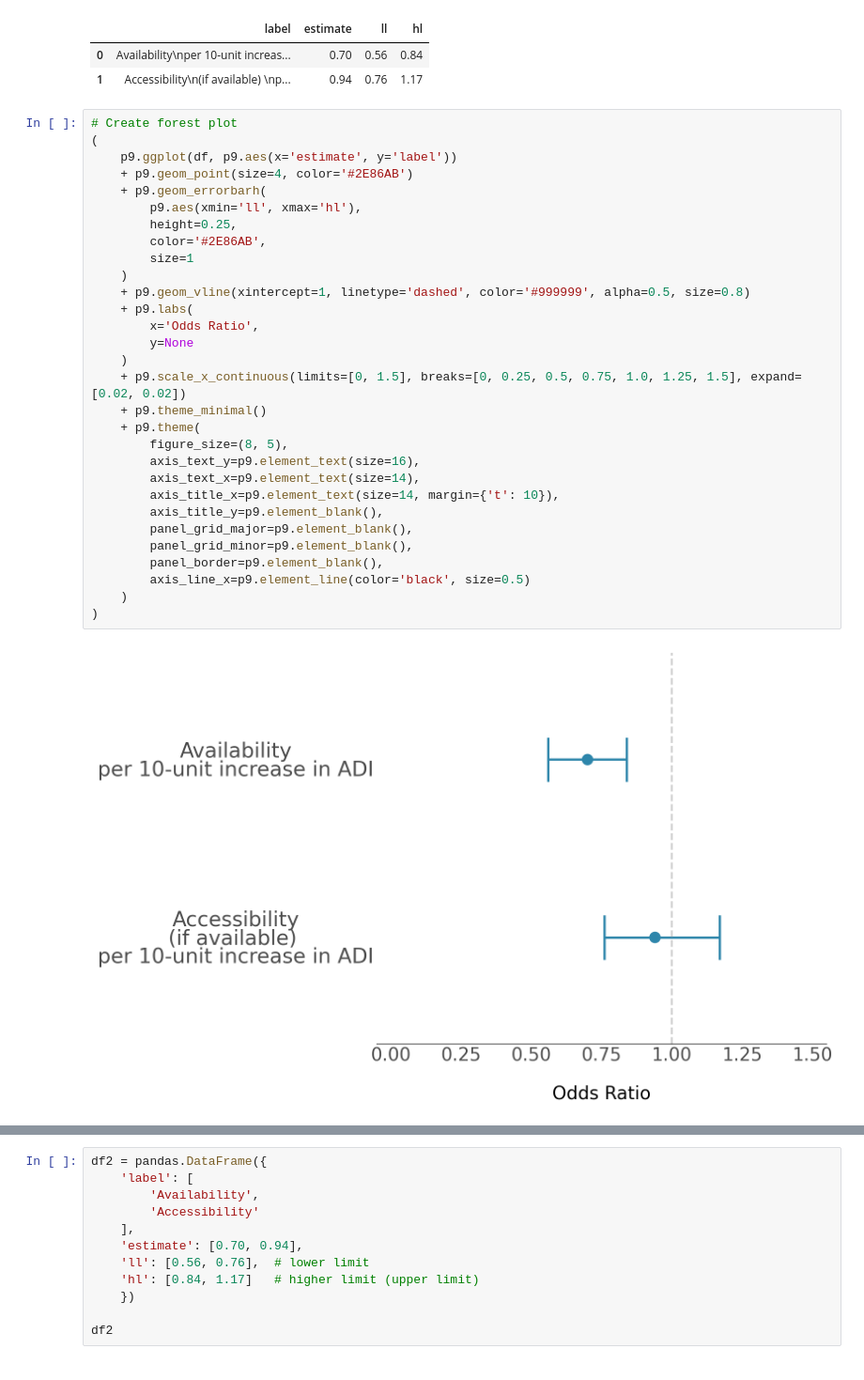
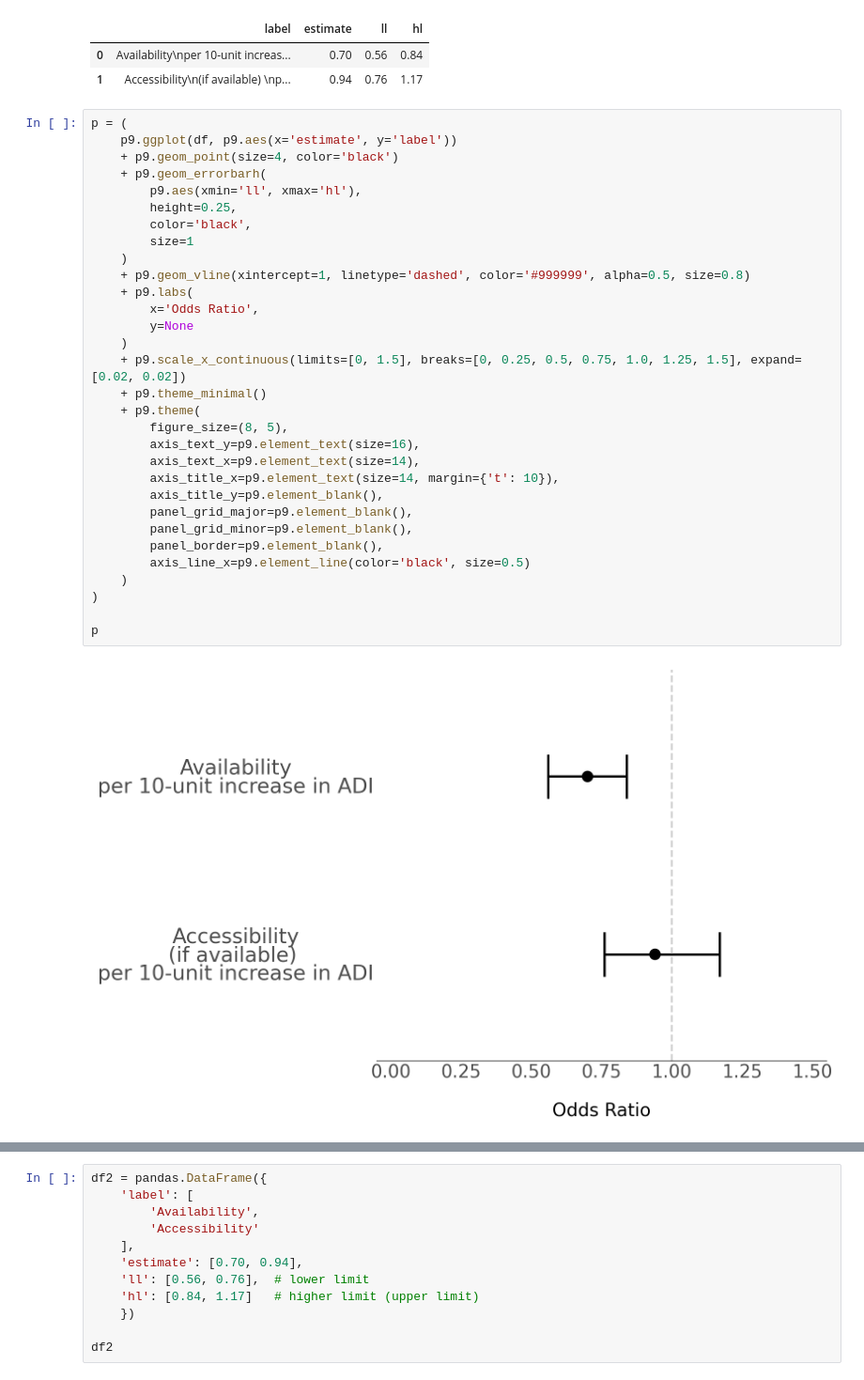
Before and after one commit to rbouch85/temp1, a Jupyter notebook: forestplot.ipynb, the cells around one changed output, grey strips where cells are left out. Shown at 94% size. Drawn from its saved outputs; the diff is of its cells as text.

```diff
--- a/forestplot.ipynb
+++ b/forestplot.ipynb
@@ -23,34 +20,35 @@ df
 | 0 | Availability\nper 10-unit increas... | 0.70 | 0.56 | 0.84 |
 | 1 | Accessibility\n(if available) \np... | 0.94 | 0.76 | 1.17 |
 # %%
-# Create forest plot
-(
+p = (
     p9.ggplot(df, p9.aes(x='estimate', y='label'))
-    + p9.geom_point(size=4, color='#2E86AB')
+    + p9.geom_point(size=4, color='black')
     + p9.geom_errorbarh(
         p9.aes(xmin='ll', xmax='hl'),
         height=0.25,
-        color='#2E86AB',
+        color='black',
         size=1
     )
     + p9.geom_vline(xintercept=1, linetype='dashed', color='#999999', alpha=0.5, size=0.8)
     + p9.labs(
         x='Odds Ratio',
         y=None
     )
     + p9.scale_x_continuous(limits=[0, 1.5], breaks=[0, 0.25, 0.5, 0.75, 1.0, 1.25, 1.5], expand=[0.02, 0.02])
     + p9.theme_minimal()
     + p9.theme(
         figure_size=(8, 5),
         axis_text_y=p9.element_text(size=16),
         axis_text_x=p9.element_text(size=14),
         axis_title_x=p9.element_text(size=14, margin={'t': 10}),
         axis_title_y=p9.element_blank(),
         panel_grid_major=p9.element_blank(),
         panel_grid_minor=p9.element_blank(),
         panel_border=p9.element_blank(),
         axis_line_x=p9.element_line(color='black', size=0.5)
     )
 )
+
+p
 # %% [output]
-[figure, old version]
+[figure, new version]
```
Also changed, not shown: parts of 5 cells of this notebook, 2 other files.
